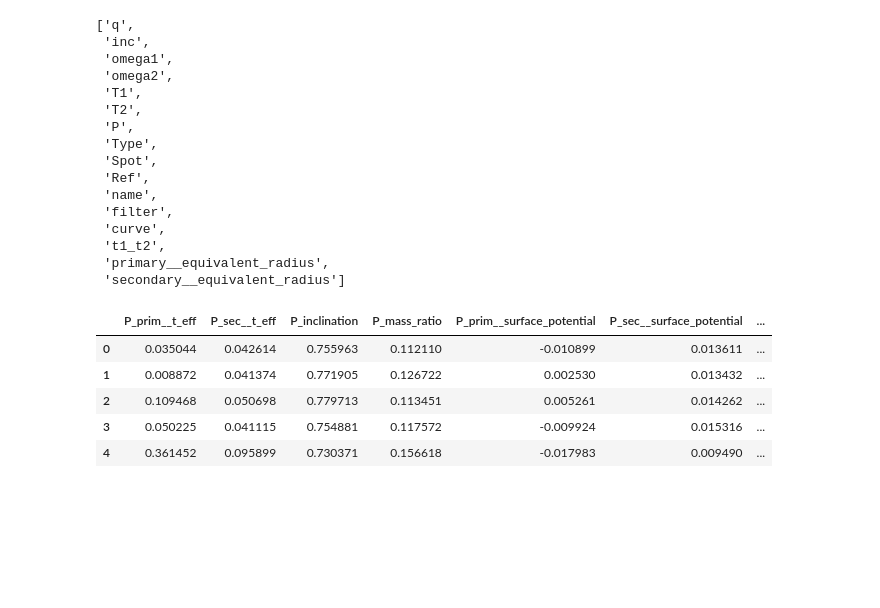
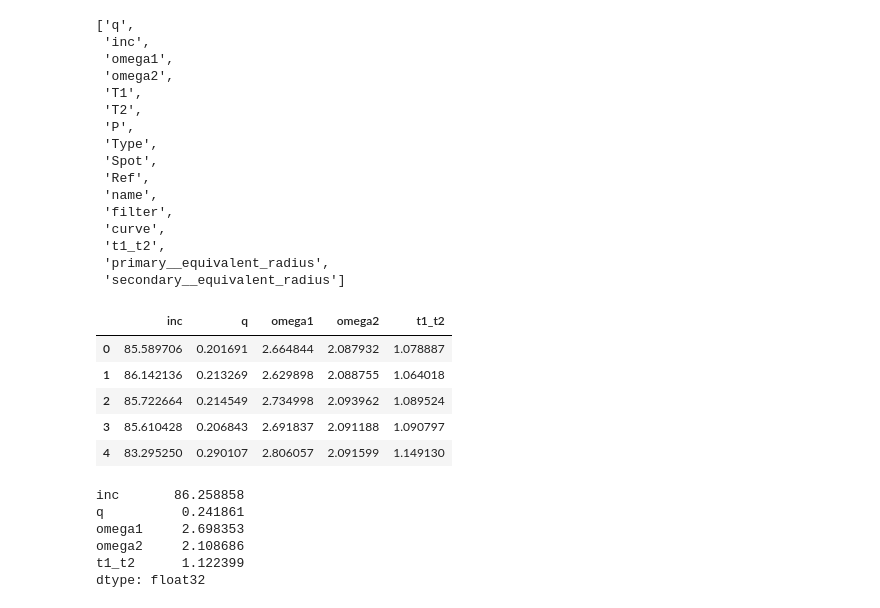
Before and after one commit to AdriNemcikova/DP, a Jupyter notebook: NORM_observed_pred.ipynb, the cells around one changed output. Drawn from its saved outputs; the diff is of its cells as text; code cells hidden in the pictures; blank space fills up the shorter version.

```diff
--- a/NORM_observed_pred.ipynb
+++ b/NORM_observed_pred.ipynb
@@ -62,32 +70,46 @@ list(data_det.columns)
  't1_t2',
  'primary__equivalent_radius',
  'secondary__equivalent_radius']
+# %%
+y = np.array(data_det[[
+    "inc",
+    "q",
+    "omega1",
+    "omega2",
+    "t1_t2"]])
 # %%
-model = load_model("models/norm_detached_all_params.hdf5")
+model = load_model("models/norm_detached_selection.hdf5")
 # %%
 pred_det = model.predict(X)
-# %%
-pred_det = pd.DataFrame(pred_det,
-                            columns = [
-                                "P_prim__t_eff",
-                                "P_sec__t_eff",
-                                "P_inclination",
-                                "P_mass_ratio",
-                                "P_prim__surface_potential",
-                                "P_sec__surface_potential",
-                                "P_t1_t2",
-                                "P_critical_surface_potential",
-                                "P_primary_equivalent_radius",
-                                "P_secondary_equivalent_radius",
-                                "P_primary_filling_factor",
-                                "P_secondary_filling_factor"
-                            ])
-# %%
-pred_det.head()
-# %% [output]
-|  | P_prim__t_eff | P_sec__t_eff | P_inclination | P_mass_ratio | P_prim__surface_potential | P_sec__surface_potential | ... |
-| 0 | 0.035044 | 0.042614 | 0.755963 | 0.112110 | -0.010899 | 0.013611 | ... |
-| 1 | 0.008872 | 0.041374 | 0.771905 | 0.126722 | 0.002530 | 0.013432 | ... |
-| 2 | 0.109468 | 0.050698 | 0.779713 | 0.113451 | 0.005261 | 0.014262 | ... |
-| 3 | 0.050225 | 0.041115 | 0.754881 | 0.117572 | -0.009924 | 0.015316 | ... |
-| 4 | 0.361452 | 0.095899 | 0.730371 | 0.156618 | -0.017983 | 0.009490 | ... |
+# %%
+# MinMax Scaler
+scaler = MinMaxScaler()
+y_minmax_scaled = scaler.fit_transform(y)
+pred_denorm = scaler.inverse_transform(pred_det)
+# %%
+pred_denorm_det_df = pd.DataFrame(pred_denorm,
+                        columns = [
+                        "inc",
+                        "q",
+                        "omega1",
+                        "omega2",
+                        "t1_t2"])
+pred_denorm_det_df.head()
+# %% [output]
+|  | inc | q | omega1 | omega2 | t1_t2 |
+| 0 | 85.589706 | 0.201691 | 2.664844 | 2.087932 | 1.078887 |
+| 1 | 86.142136 | 0.213269 | 2.629898 | 2.088755 | 1.064018 |
+| 2 | 85.722664 | 0.214549 | 2.734998 | 2.093962 | 1.089524 |
+| 3 | 85.610428 | 0.206843 | 2.691837 | 2.091188 | 1.090797 |
+| 4 | 83.295250 | 0.290107 | 2.806057 | 2.091599 | 1.149130 |
+# %%
+# Predicted mean values of selected attributes
+pred_mean = pred_denorm_det_df.mean(axis=0)
+pred_mean
+# %% [output]
+inc       86.258858
+q          0.241861
+omega1     2.698353
+omega2     2.108686
+t1_t2      1.122399
+dtype: float32
```
Also changed, not shown: parts of 20 cells of this notebook, 2 other files.
